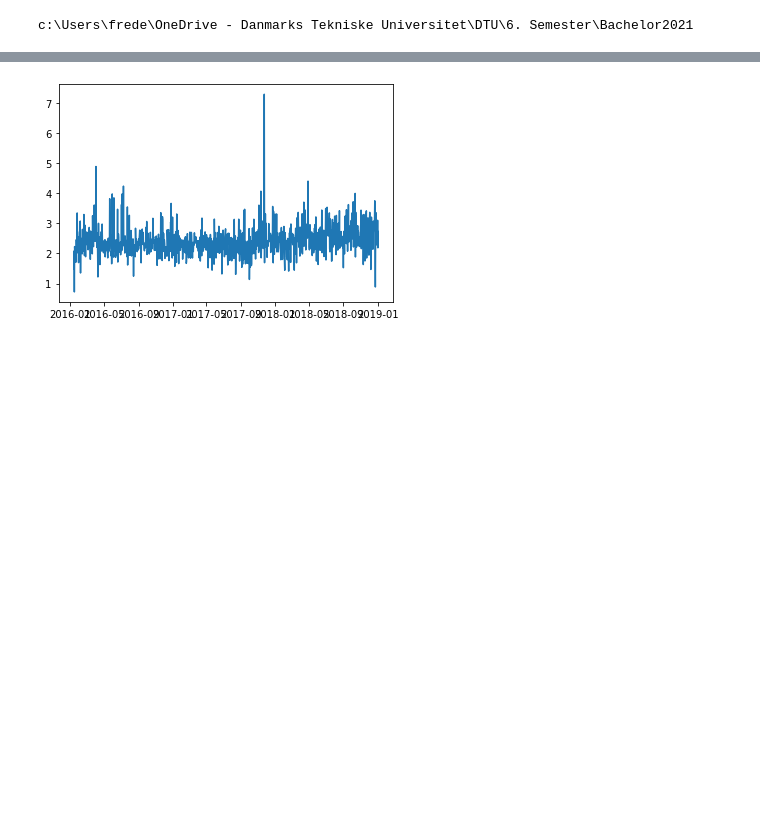
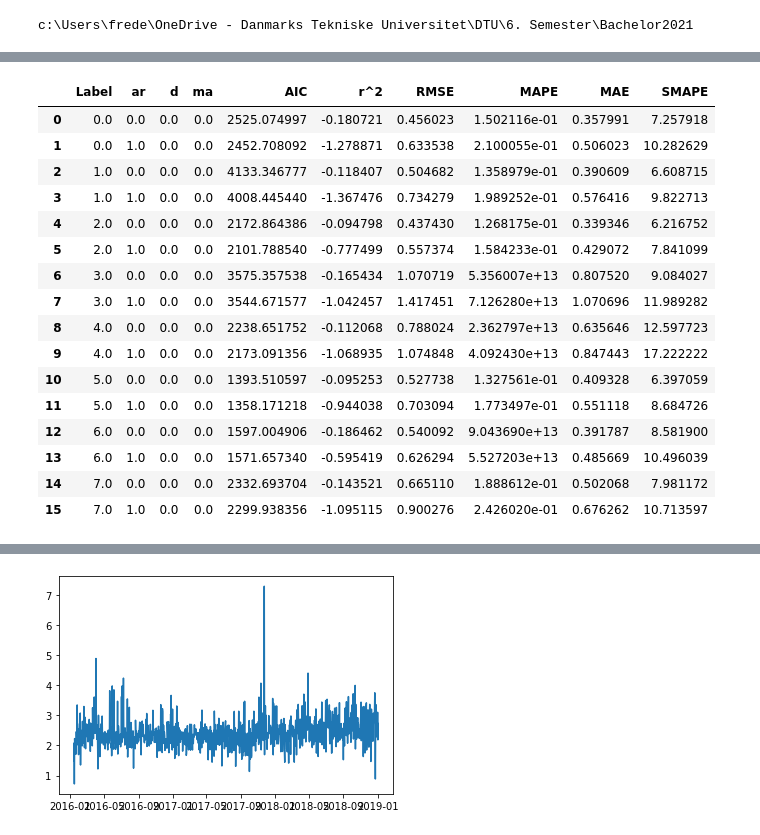
Before and after one commit to Jungar111/Bachelor2021, a Jupyter notebook: Modelling/ArimaTest.ipynb, the cells around one changed output, grey strips where cells are left out. Drawn from its saved outputs; the diff is of its cells as text; code cells hidden in the pictures; blank space fills up the shorter version.

```diff
--- a/Modelling/ArimaTest.ipynb
+++ b/Modelling/ArimaTest.ipynb
@@ -21,0 +123,3 @@ df = importer().Import()
+# %%
+def smape(A, F):
+    return 100/len(A) * np.sum( np.abs(F - A) / (np.abs(A) + np.abs(F)))
@@ -22,3 +185,23 @@ df = importer().Import()
+# %%
+models
+# %% [output]
+|  | Label | ar | d | ma | AIC | r^2 | RMSE | MAPE | MAE | SMAPE |
+| 0 | 0.0 | 0.0 | 0.0 | 0.0 | 2525.074997 | -0.180721 | 0.456023 | 1.502116e-01 | 0.357991 | 7.257918 |
+| 1 | 0.0 | 1.0 | 0.0 | 0.0 | 2452.708092 | -1.278871 | 0.633538 | 2.100055e-01 | 0.506023 | 10.282629 |
+| 2 | 1.0 | 0.0 | 0.0 | 0.0 | 4133.346777 | -0.118407 | 0.504682 | 1.358979e-01 | 0.390609 | 6.608715 |
+| 3 | 1.0 | 1.0 | 0.0 | 0.0 | 4008.445440 | -1.367476 | 0.734279 | 1.989252e-01 | 0.576416 | 9.822713 |
+| 4 | 2.0 | 0.0 | 0.0 | 0.0 | 2172.864386 | -0.094798 | 0.437430 | 1.268175e-01 | 0.339346 | 6.216752 |
+| 5 | 2.0 | 1.0 | 0.0 | 0.0 | 2101.788540 | -0.777499 | 0.557374 | 1.584233e-01 | 0.429072 | 7.841099 |
+| 6 | 3.0 | 0.0 | 0.0 | 0.0 | 3575.357538 | -0.165434 | 1.070719 | 5.356007e+13 | 0.807520 | 9.084027 |
+| 7 | 3.0 | 1.0 | 0.0 | 0.0 | 3544.671577 | -1.042457 | 1.417451 | 7.126280e+13 | 1.070696 | 11.989282 |
+| 8 | 4.0 | 0.0 | 0.0 | 0.0 | 2238.651752 | -0.112068 | 0.788024 | 2.362797e+13 | 0.635646 | 12.597723 |
+| 9 | 4.0 | 1.0 | 0.0 | 0.0 | 2173.091356 | -1.068935 | 1.074848 | 4.092430e+13 | 0.847443 | 17.222222 |
+| 10 | 5.0 | 0.0 | 0.0 | 0.0 | 1393.510597 | -0.095253 | 0.527738 | 1.327561e-01 | 0.409328 | 6.397059 |
+| 11 | 5.0 | 1.0 | 0.0 | 0.0 | 1358.171218 | -0.944038 | 0.703094 | 1.773497e-01 | 0.551118 | 8.684726 |
+| 12 | 6.0 | 0.0 | 0.0 | 0.0 | 1597.004906 | -0.186462 | 0.540092 | 9.043690e+13 | 0.391787 | 8.581900 |
+| 13 | 6.0 | 1.0 | 0.0 | 0.0 | 1571.657340 | -0.595419 | 0.626294 | 5.527203e+13 | 0.485669 | 10.496039 |
+| 14 | 7.0 | 0.0 | 0.0 | 0.0 | 2332.693704 | -0.143521 | 0.665110 | 1.888612e-01 | 0.502068 | 7.981172 |
+| 15 | 7.0 | 1.0 | 0.0 | 0.0 | 2299.938356 | -1.095115 | 0.900276 | 2.426020e-01 | 0.676262 | 10.713597 |
 # %%
 df=df[df["Label"]==6.0]
 df=df.sort_values("Start Date")
```
Also changed, not shown: parts of 31 cells of this notebook.
